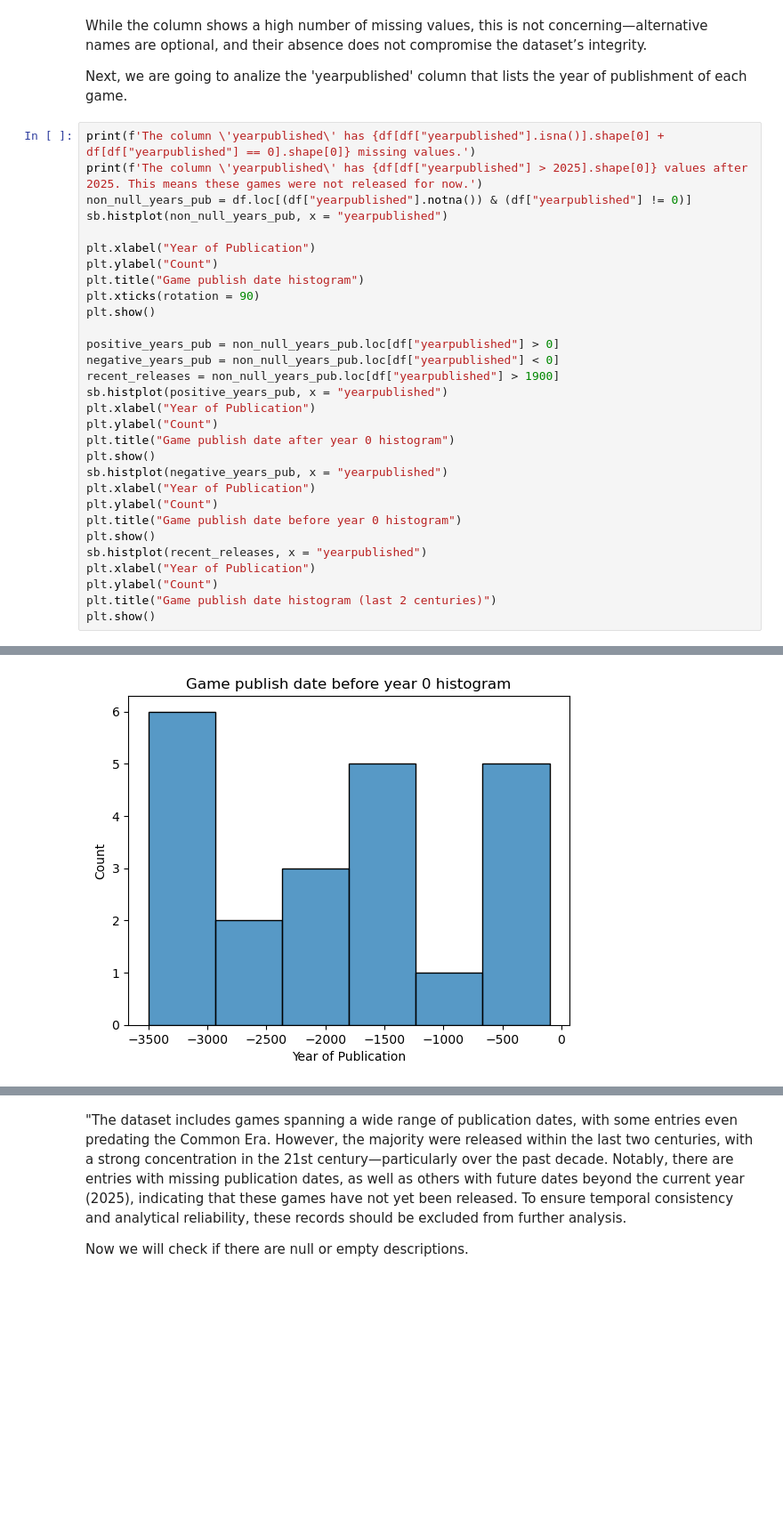
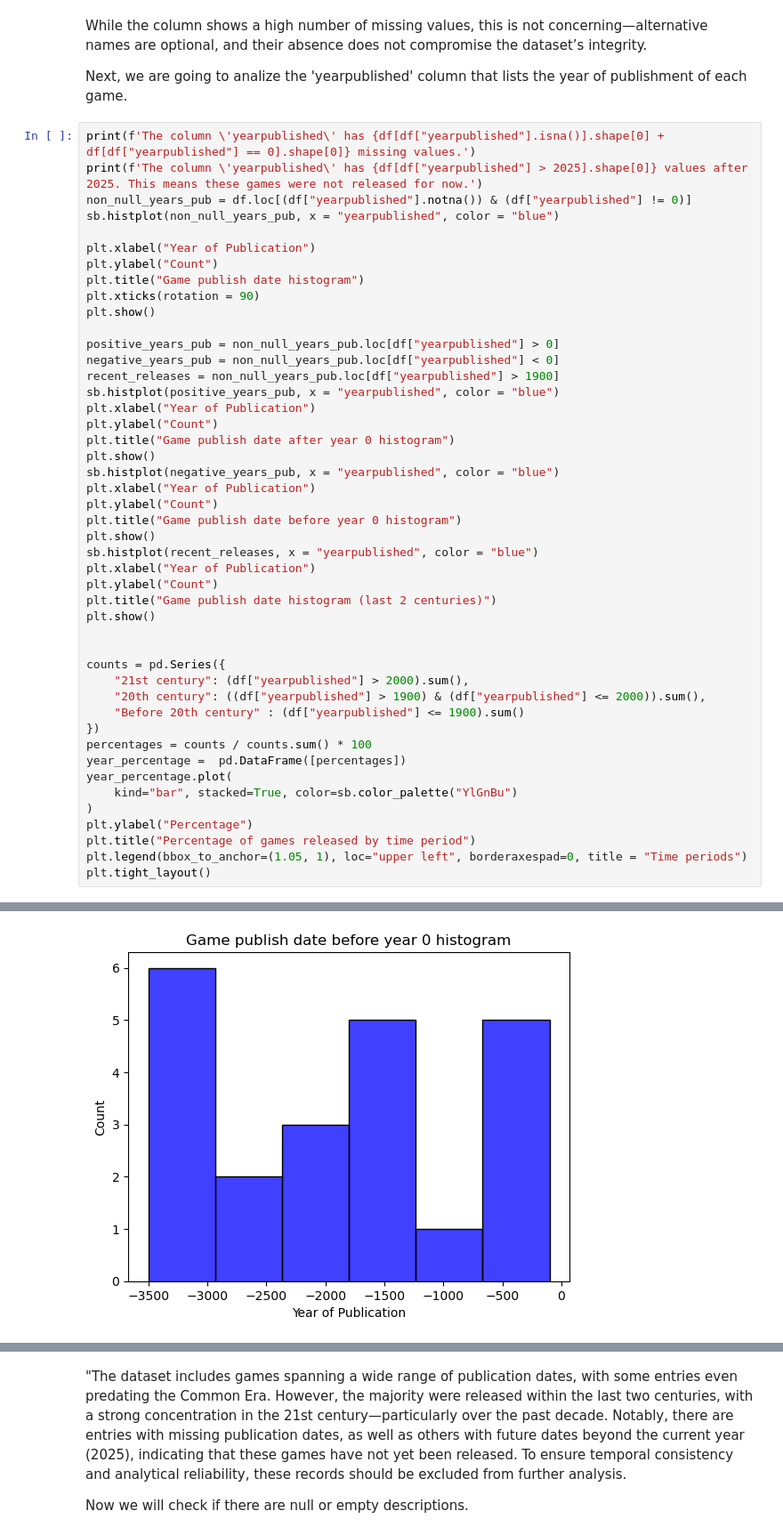
Before and after one commit to LsFaria04/PRI_Board_Games_Search_System, a Jupyter notebook: analysis.ipynb, the cells around one changed output, grey strips where cells are left out. Shown at 89% size. Drawn from its saved outputs; the diff is of its cells as text; blank space fills up the shorter version.

```diff
--- a/analysis.ipynb
+++ b/analysis.ipynb
@@ -151,7 +199,7 @@ Next, we are going to analize the 'yearpublished' column that lists the year of
 print(f'The column \'yearpublished\' has {df[df["yearpublished"].isna()].shape[0] + df[df["yearpublished"] == 0].shape[0]} missing values.')
 print(f'The column \'yearpublished\' has {df[df["yearpublished"] > 2025].shape[0]} values after 2025. This means these games were not released for now.')
 non_null_years_pub = df.loc[(df["yearpublished"].notna()) & (df["yearpublished"] != 0)]
-sb.histplot(non_null_years_pub, x = "yearpublished")
+sb.histplot(non_null_years_pub, x = "yearpublished", color = "blue")
 
 plt.xlabel("Year of Publication")
 plt.ylabel("Count")
@@ -162,21 +210,37 @@ plt.show()
 positive_years_pub = non_null_years_pub.loc[df["yearpublished"] > 0]
 negative_years_pub = non_null_years_pub.loc[df["yearpublished"] < 0]
 recent_releases = non_null_years_pub.loc[df["yearpublished"] > 1900]
-sb.histplot(positive_years_pub, x = "yearpublished")
+sb.histplot(positive_years_pub, x = "yearpublished", color = "blue")
 plt.xlabel("Year of Publication")
 plt.ylabel("Count")
 plt.title("Game publish date after year 0 histogram")
 plt.show()
-sb.histplot(negative_years_pub, x = "yearpublished")
+sb.histplot(negative_years_pub, x = "yearpublished", color = "blue")
 plt.xlabel("Year of Publication")
 plt.ylabel("Count")
 plt.title("Game publish date before year 0 histogram")
 plt.show()
-sb.histplot(recent_releases, x = "yearpublished")
+sb.histplot(recent_releases, x = "yearpublished", color = "blue")
 plt.xlabel("Year of Publication")
 plt.ylabel("Count")
 plt.title("Game publish date histogram (last 2 centuries)")
 plt.show()
+
+
+counts = pd.Series({
+    "21st century": (df["yearpublished"] > 2000).sum(),
+    "20th century": ((df["yearpublished"] > 1900) & (df["yearpublished"] <= 2000)).sum(),
+    "Before 20th century" : (df["yearpublished"] <= 1900).sum()
+})
+percentages = counts / counts.sum() * 100
+year_percentage =  pd.DataFrame([percentages])
+year_percentage.plot(
+    kind="bar", stacked=True, color=sb.color_palette("YlGnBu")
+)
+plt.ylabel("Percentage")
+plt.title("Percentage of games released by time period")
+plt.legend(bbox_to_anchor=(1.05, 1), loc="upper left", borderaxespad=0, title = "Time periods")
+plt.tight_layout()
 # %% [output]
 The column 'yearpublished' has 10618 missing values.
 The column 'yearpublished' has 852 values after 2025. This means these games were not released for now.
@@ -185 +249 @@ The column 'yearpublished' has 852 values after 2025. This means these games wer
-[figure, old version]
+[figure, new version]
```
Also changed, not shown: parts of 18 cells of this notebook, 1 other file.
